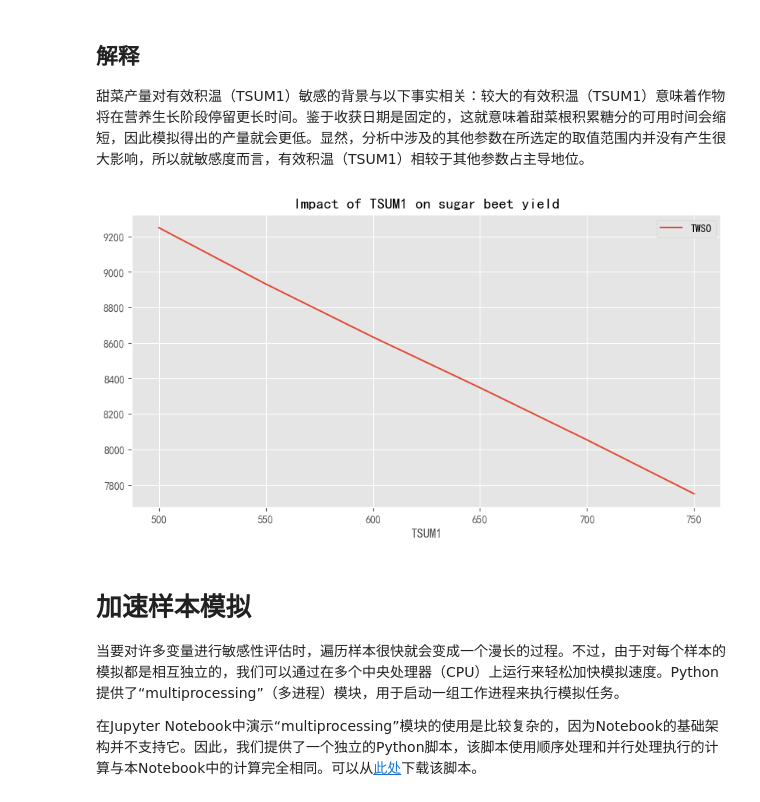
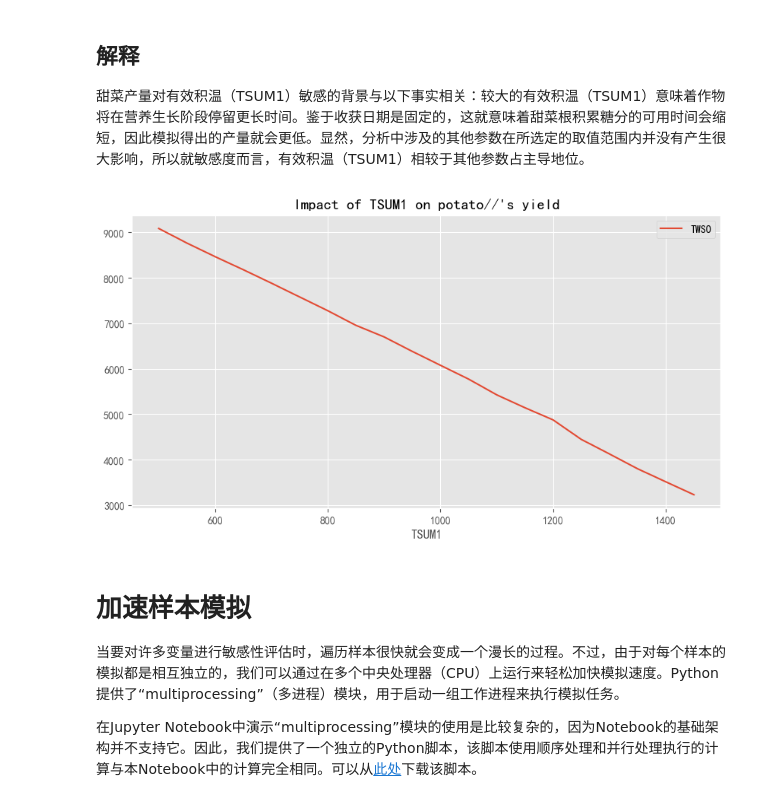
Before and after one commit to irripro/FoundationOfSmartIrrigation, a Jupyter notebook: PCSE 运行的示例-3.ipynb, the cells around one changed output. Drawn from its saved outputs; the diff is of its cells as text; code cells hidden in the pictures.

```diff
--- a/PCSE 运行的示例-3.ipynb
+++ b/PCSE 运行的示例-3.ipynb
@@ -871,19 +871,41 @@ target_variable = "TWSO"
 # 针对每个标量参数，确定一个合理的取值区间。在敏感性分析中，通过改变参数在这个区间内的值，来查看对目标变量以及整个模型输出的影响，合理区间的设定需要结合实际情况考虑参数的可能取值范围。
 
 problem_yaml = """
-    num_vars: 5
+    num_vars: 16
     names:
     - TSUM1
     - TSUM2
     - SPAN
     - Q10
-    - NO3ConcR
+    - DLO
+    - CVL
+    - CVO
+    - CVR
+    - CVS
+    - DVSI
+    - RMO
+    - DLC
+    - TDWI
+    - TEFFMX
+    - TBASE
+    - RML
     bounds:
-    - [500, 800]
-    - [1200, 1600]
+    - [500, 1050]
+    - [600, 1550]
     - [28, 37]
     - [1.8, 2.2]
-    - [3.0, 7.6]
+    - [2.0, 10.0]
+    - [0.6,0.8]
+    - [0.45,0.85]
+    - [0.65,0.76]
+    - [0.63,0.76]
+    - [0,0.5]
+    - [0.002,0.005]
+    - [10,20]
+    - [0.5,300]
+    - [18,32]
+    - [-10,10]
+    - [0.01,0.040]
 """
 # 使用三引号定义了一个包含参数信息的yaml格式的字符串（problem_yaml），这里定义了要进行敏感性分析的标量参数相关内容。
 # num_vars表示参数的数量，此处为5个；names列出了各个参数的名称（TSUM1、TSUM2、SPAN、Q10、TDWI，具体含义与WOFOST模型相关）；
@@ -913,7 +935,7 @@ calc_second_order = True
 # 设置一个布尔类型的变量calc_second_order为True，表示在抽样及后续敏感性分析过程中要计算二阶敏感度。如果设置为False，则只计算一阶敏感度，
 # 二阶敏感度计算相对更复杂且通常在参数较多时会增加很多计算量，但能提供更全面的敏感度信息。
 
-nsamples = int(math.pow (4,2)) #-1
+nsamples = int(math.pow (5,2)) #-1
 # 使用math库的pow函数计算8的2次方，将结果赋值给nsamples变量，这里是在确定要生成的样本数量，通过计算得到的64表示将生成64组不同的参数取值组合，
 # 更多的样本数量一般能让敏感度估算更准确，但同时也会增加计算时间成本。
 # nsamples=24
@@ -1142,13 +1175,16 @@ r = aximage.axes.set_yticklabels([""] + problem["names"])
 ## 解释
 甜菜产量对有效积温（TSUM1）敏感的背景与以下事实相关：较大的有效积温（TSUM1）意味着作物将在营养生长阶段停留更长时间。鉴于收获日期是固定的，这就意味着甜菜根积累糖分的可用时间会缩短，因此模拟得出的产量就会更低。显然，分析中涉及的其他参数在所选定的取值范围内并没有产生很大影响，所以就敏感度而言，有效积温（TSUM1）相较于其他参数占主导地位。
 # %%
-TSUM1_values = list(range(500, 800, 50))
+TSUM1_values = list(range(500, 1050, 50))
 # 创建一个名为TSUM1_values的列表，通过使用range函数生成一个从500到799（不包含800，因为range函数的特性是左闭右开区间）、步长为50的整数序列，
 # 并将其转换为列表形式。这个列表中的值将作为TSUM1参数后续要设置的不同取值，用于单独探究该参数变化对甜菜产量的影响。
 
 results = []
 # 创建一个空列表results，用于存储在不同TSUM1取值下运行模型后得到的目标变量（即甜菜产量相关指标，由前面定义的target_variable指定）的结果，方便后续整理和分析数据。
+cropcalendar = agro_dict[0][firstkey]['CropCalendar']
+# 通过前面获取的键，从agro数据结构中提取出作物种植日历（CropCalendar）相关的详细信息，这些信息包含了作物名称、品种、生长起止时间等关键内容，对于后续配置模型很重要。
 
+cropname=cropcalendar['crop_name']
 for tsum1 in TSUM1_values:
     # 开始对TSUM1_values列表进行循环遍历，每次循环取出一个TSUM1的取值（tsum1变量），用于设置模型参数并运行模型，观察对应的产量结果变化。
     parameters.clear_override()
@@ -1158,35 +1194,35 @@ for tsum1 in TSUM1_values:
     parameters.set_override("TSUM1", tsum1)
     # 使用params对象的set_override方法，将名为"TSUM1"的参数设置为当前循环中取出的tsum1值，也就是依次将TSUM1参数设置为TSUM1_values列表中的不同取值，
     # 以此来单独考察该参数变化对模型结果（甜菜产量）的影响情况。
 
     wofost = Wofost81_NWLP_MLWB_SNOMIN(parameters, wdp, agro_dict)
     # 使用更新后的参数（params）、气象数据提供者（wdp）以及农业管理信息（agro）实例化一个WOFOST 72_PP模型对象wofost，准备运行该模型实例，
     # 以模拟在当前TSUM1参数取值下的甜菜生长情况，进而获取对应的产量结果。
 
     wofost.run_till_terminate()
     # 调用wofost对象的run_till_terminate方法，运行WOFOST模型直到满足终止条件，这个过程中模型会根据设定的参数、气象数据以及农业管理情况模拟甜菜从开始到结束的整个生长过程，
     # 最终得到相应的模拟结果。
 
     r = wofost.get_summary_output()
     # 调用wofost对象的get_summary_output方法，获取模型运行结束后的汇总输出结果，这个结果可能包含了多个与甜菜生长相关的指标信息，以某种数据结构（比如字典、列表嵌套等形式）返回。
 
     results.append(r[0][target_variable])
     # 从模型的汇总输出结果（r）中提取出目标变量（target_variable，之前定义的与甜菜产量相关的那个变量）的值，这里假设r的结构中第一层索引为0（具体结构需结合模型实际返回情况确定），
     # 然后将该值添加到results列表中，不断积累不同TSUM1取值下对应的甜菜产量结果，为后续的数据分析和可视化展示做准备。
 
 df = pd.DataFrame({"TSUM1": TSUM1_values,
                    target_variable: results}
                  ).set_index("TSUM1")
 # 使用pandas库的DataFrame函数创建一个数据框（df）对象，以字典形式传入数据，字典的键作为列名，对应的值作为列数据。
 # 其中"TSUM1"列的数据就是前面生成的TSUM1参数的不同取值列表（TSUM1_values），另一列使用之前定义的目标变量名（target_variable）作为列名，对应的数据是之前循环收集到的不同TSUM1取值下的甜菜产量结果列表（results），
 # 最后通过set_index方法将"TSUM1"列设置为索引列，方便后续基于TSUM1取值来查看和分析对应的甜菜产量情况，例如绘制图表时可以以TSUM1为横坐标进行展示。
 
-r = df.plot(title="Impact of TSUM1 on sugar beet yield", figsize=(10,5))
+r = df.plot(title=f"Impact of TSUM1 on {cropname}'s yield", figsize=(10,5))
 # 调用数据框（df）对象的plot方法，绘制图表来展示TSUM1参数变化对甜菜产量的影响情况。通过title参数设置图表的标题为"Impact of TSUM1 on sugar beet yield"（表明展示的是TSUM1对甜菜产量的影响），
 # 并使用figsize参数设置图表的尺寸大小为宽度10单位、高度5单位，绘制完成后返回的结果（通常包含绘图相关的一些信息，具体取决于绘图函数实现细节）赋值给变量r，
 # 这样可以在合适的环境（比如Jupyter Notebook等）中展示出绘制好的图表，直观地呈现出TSUM1与甜菜产量之间的关系。
 # %% [output]
-[figure, old version]
+[figure, new version]
 # %% [markdown]
 # 加速样本模拟
 当要对许多变量进行敏感性评估时，遍历样本很快就会变成一个漫长的过程。不过，由于对每个样本的模拟都是相互独立的，我们可以通过在多个中央处理器（CPU）上运行来轻松加快模拟速度。Python提供了“multiprocessing”（多进程）模块，用于启动一组工作进程来执行模拟任务。
```
Also changed, not shown: parts of 13 cells of this notebook, 3 other files.
